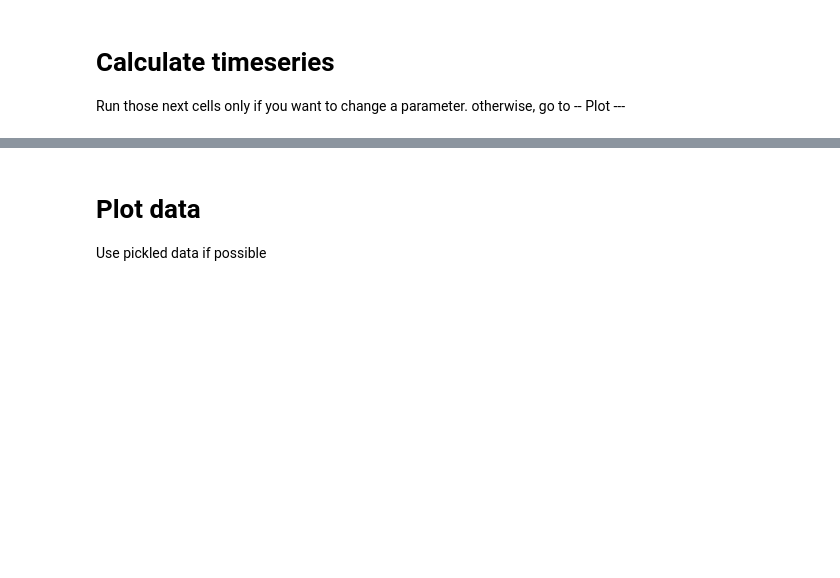
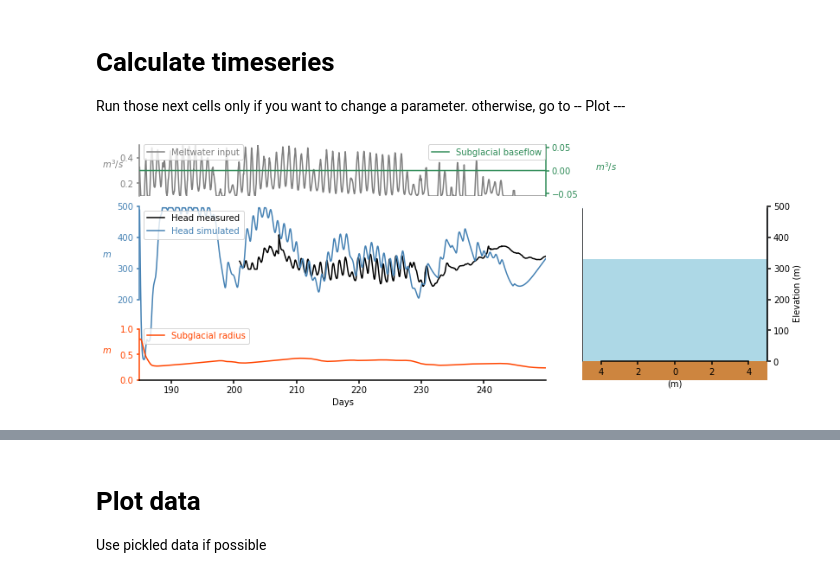
Before and after one commit to cctrunz/ModelRepo_pyMouShBaseflow_paper, a Jupyter notebook: Plot_figures_with_JEME.ipynb, the cells around one changed output, grey strips where cells are left out. Drawn from its saved outputs; the diff is of its cells as text; code cells hidden in the pictures; blank space fills up the shorter version.

```diff
--- a/Plot_figures_with_JEME.ipynb
+++ b/Plot_figures_with_JEME.ipynb
@@ -172,29 +172,31 @@ def plot_data(moulin_sim,t_real,h_real,idx=-1,
 Run those next cells only if you want to change a parameter.
 otherwise, go to -- Plot ---
 # %%
-cylinder = MoulinShape(moulin_radii = 5.,
+cylinder10 = MoulinShape(moulin_radii = 5.,
                       ice_thickness = ice_thickness,
                       initial_head = initial_head,
                       initial_subglacial_area = initial_subglacial_area,
                       channel_length = channel_length,
                       regional_surface_slope = regional_surface_slope,
                       temperature_profile = temperature_profile)
 
 for idx,t in enumerate(time) :
-    cylinder.run1step(t,
+    cylinder10.run1step(t,
                     timestep,
                     meltwater_input[idx],
                     creep=False,
                     elastic_deformation=False,
                     melt_below_head=False,
                     open_channel_melt=False,
                     potential_drop=False,
                     ice_motion=False,
                     refreezing=False)
 
-plot_data(cylinder,t_real,h_real)
-plt.savefig('cylinder.pdf')
+plot_data(cylinder10,t_real,h_real)
+plt.savefig('cylinder10.pdf')
 
-picklefile = open('cylinder_TC', 'wb')
-pickle.dump(cylinder, picklefile)
+picklefile = open('cylinder10_TC', 'wb')
+pickle.dump(cylinder10, picklefile)
 picklefile.close()
+# %% [output]
+[figure, added]
```
Also changed, not shown: parts of 11 cells of this notebook, 14 other files.
